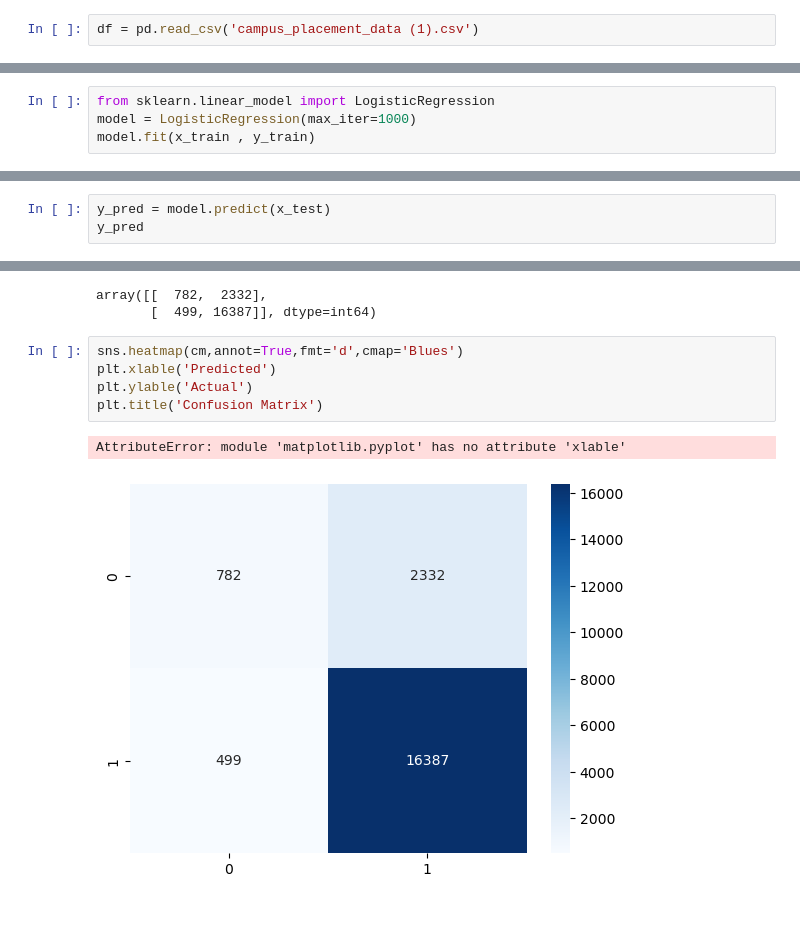
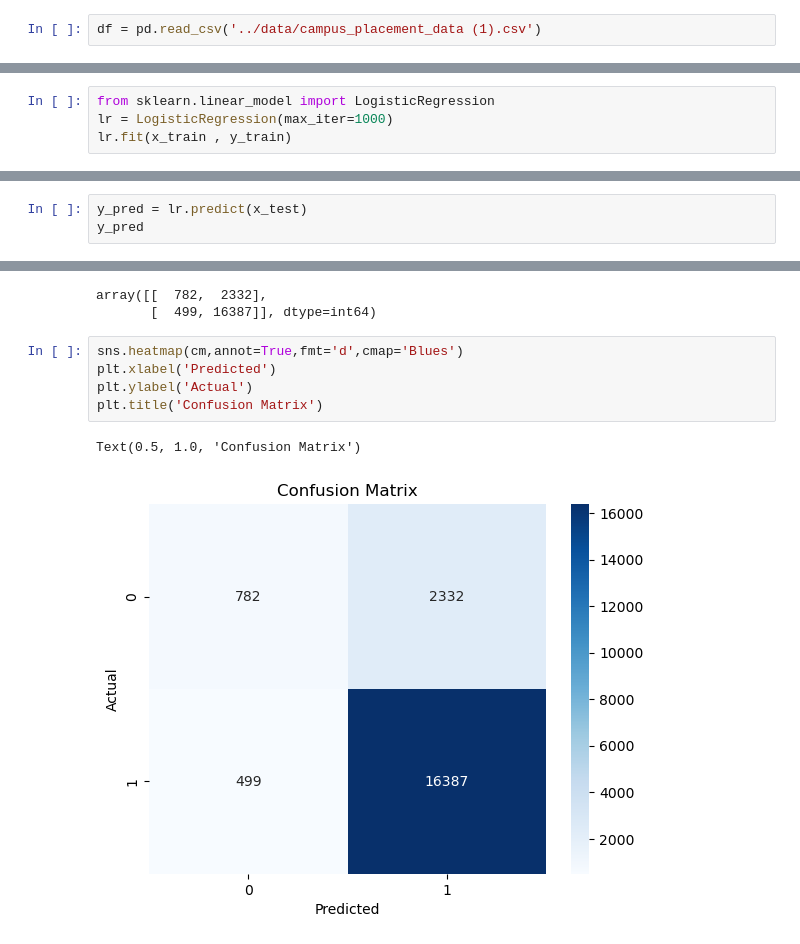
Before and after one commit to yash-pandey95/Student-Placement-Predictor, a Jupyter notebook: notebooks/placement_analysis.ipynb, the cells around one changed output, grey strips where cells are left out. Saved outputs shown, nothing was run; the diff lists cells and outputs as text; blank space fills up the shorter version.

```diff
--- a/notebooks/placement_analysis.ipynb
+++ b/notebooks/placement_analysis.ipynb
@@ -4,7 +4,7 @@ import numpy as np
 import matplotlib.pyplot as plt
 import seaborn as sns
 # %%
-df = pd.read_csv('campus_placement_data (1).csv')
+df = pd.read_csv('../data/campus_placement_data (1).csv')
 # %%
 df.head()
 # %% [output]
@@ -218,8 +218,8 @@ x_train.head()
 5 rows × 29 columns
 # %%
 from sklearn.linear_model import LogisticRegression
-model = LogisticRegression(max_iter=1000)
-model.fit(x_train , y_train)
+lr = LogisticRegression(max_iter=1000)
+lr.fit(x_train , y_train)
 # %% [output]
 STOP: TOTAL NO. of ITERATIONS REACHED LIMIT.
 
@@ -230,7 +230,7 @@ Please also refer to the documentation for alternative solver options:
   n_iter_i = _check_optimize_result(
 LogisticRegression(max_iter=1000)
 # %%
-y_pred = model.predict(x_test)
+y_pred = lr.predict(x_test)
 y_pred
 # %% [output]
 array([1, 1, 1, ..., 1, 1, 1], dtype=int64)
@@ -248,12 +248,12 @@ array([[  782,  2332],
        [  499, 16387]], dtype=int64)
 # %%
 sns.heatmap(cm,annot=True,fmt='d',cmap='Blues')
-plt.xlable('Predicted')
-plt.ylable('Actual')
+plt.xlabel('Predicted')
+plt.ylabel('Actual')
 plt.title('Confusion Matrix')
 # %% [output]
-AttributeError: module 'matplotlib.pyplot' has no attribute 'xlable'
+Text(0.5, 1.0, 'Confusion Matrix')
-[figure, old version]
+[figure, new version]
 # %%
 from sklearn.metrics import classification_report
 
```
Also changed, not shown: parts of 8 cells of this notebook, 3 other files.
